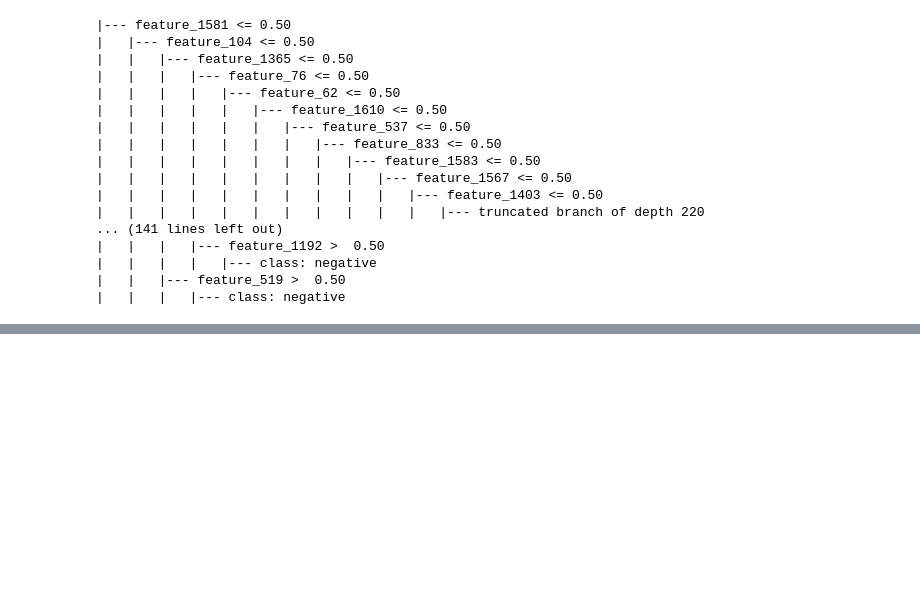
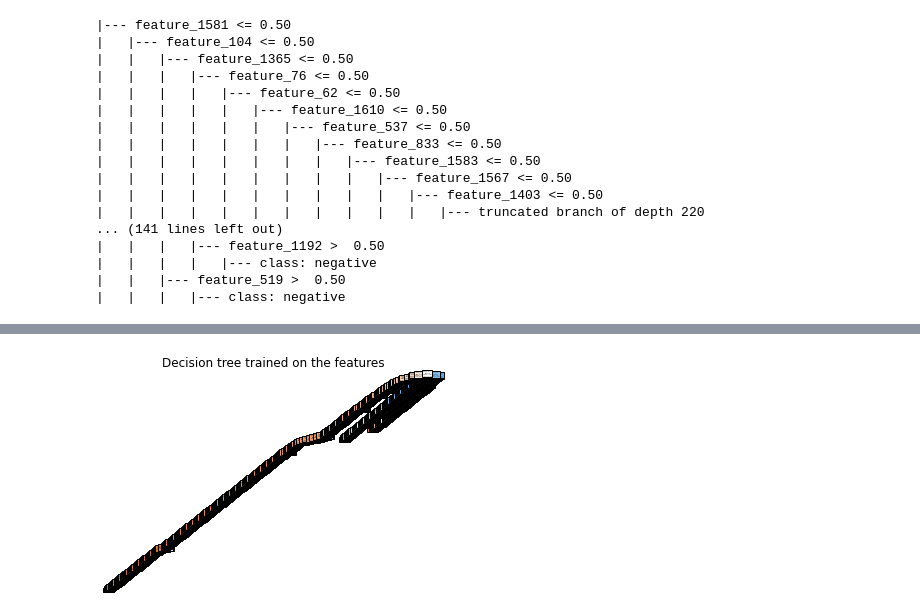
Before and after one commit to dg291996/Sentiment-Analysis-Apple-Vision-ProVi, a Jupyter notebook: Decision Trees.ipynb, the cells around one changed output, grey strips where cells are left out. Saved outputs shown, nothing was run; the diff lists cells and outputs as text; code cells hidden in the pictures; blank space fills up the shorter version.

```diff
--- a/Decision Trees.ipynb
+++ b/Decision Trees.ipynb
@@ -154,0 +202,13 @@ ExecutableNotFound: failed to execute WindowsPath('dot'), make sure the Graphviz
+# %%
+from sklearn.tree import plot_tree
+
+plt.figure()
+clf = DecisionTreeClassifier().fit(X_train_resampled, y_train_resampled)
+plot_tree(clf, filled=True)
+plt.title("Decision tree trained on the features")
+plt.show()
+
+#X = df['Lemmatized_Words']
+#y = df['Sentiment_Label']
+# %% [output]
+[figure, added]
```
Also changed, not shown: parts of 17 cells of this notebook.
